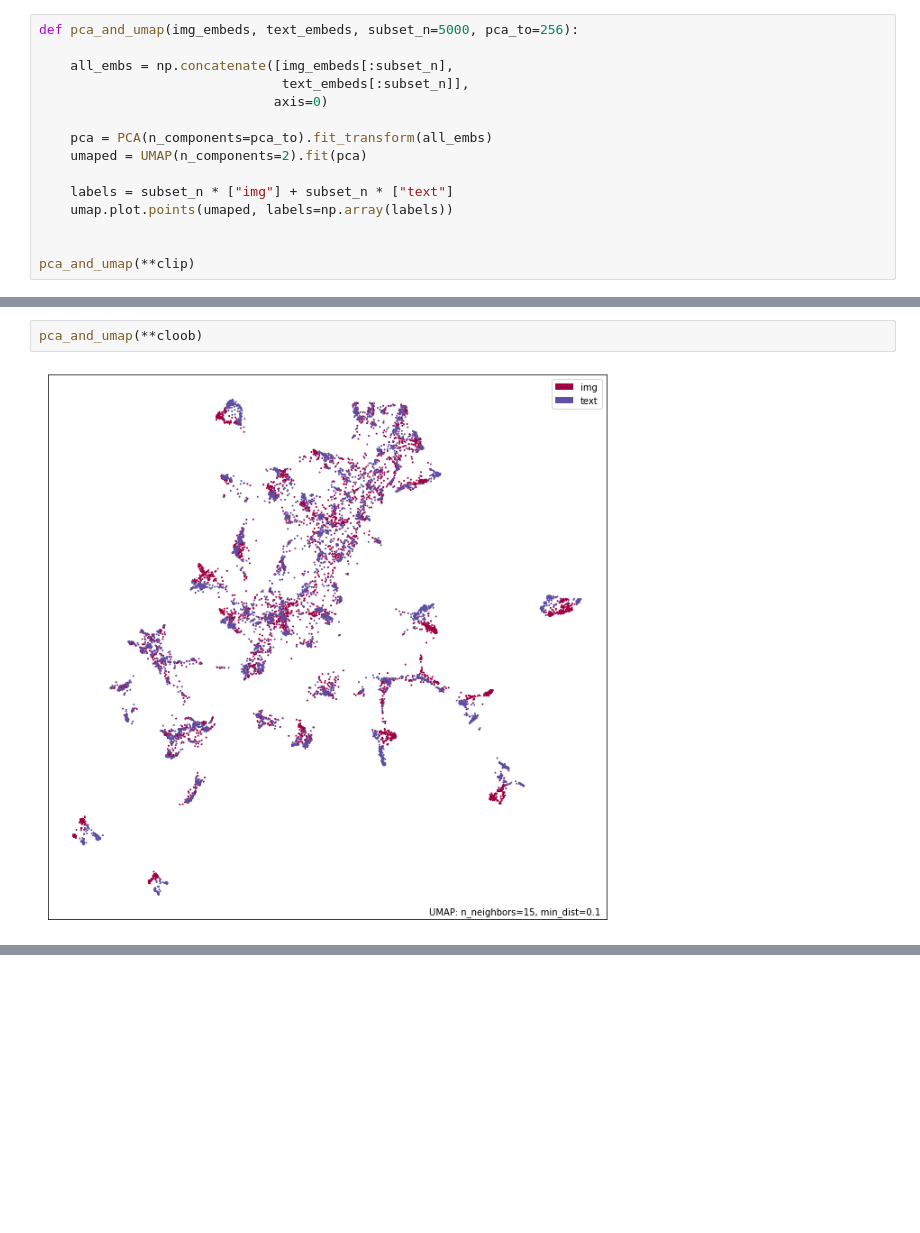
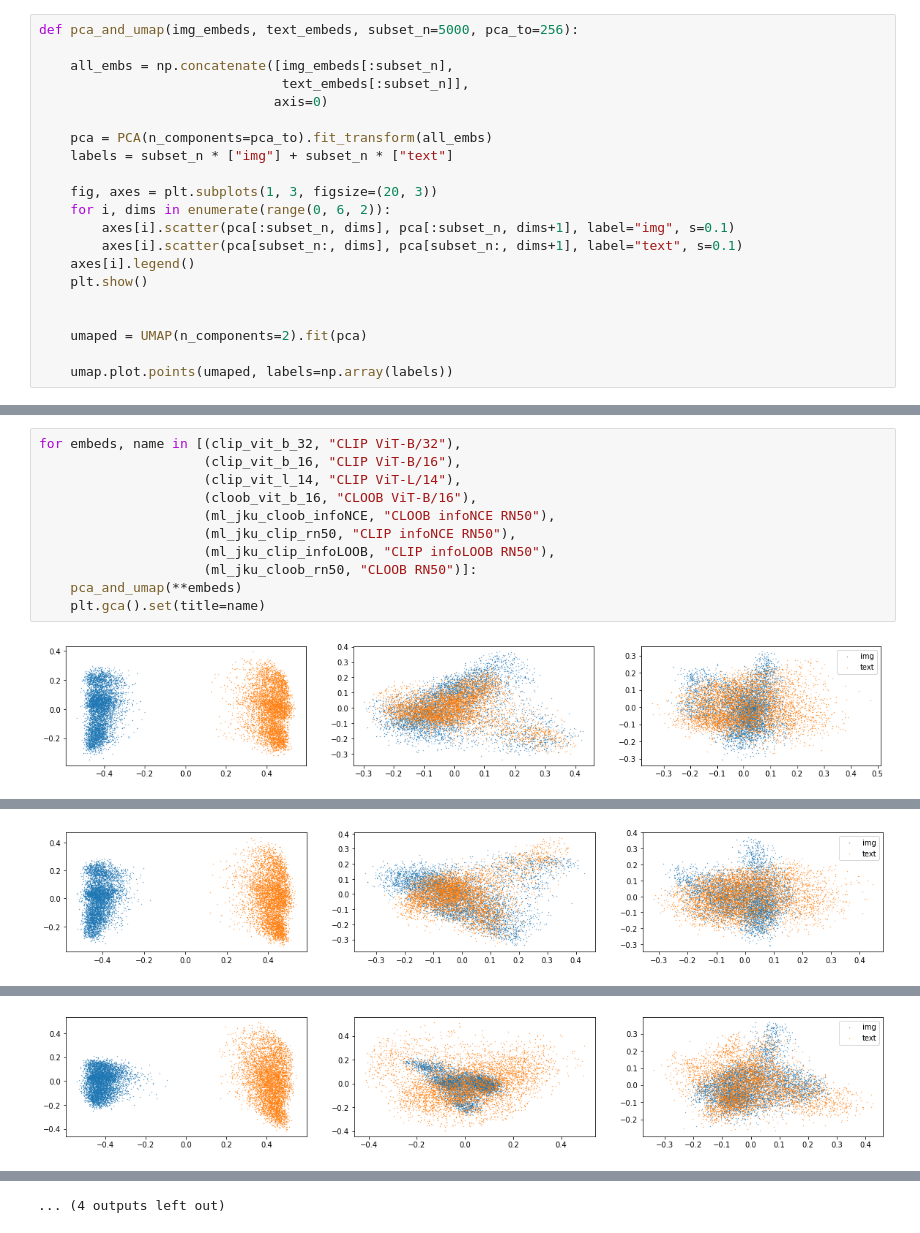
Before and after one commit to EleutherAI/exploring-contrastive-topology, a Jupyter notebook: UMAP.ipynb, the cells around one changed output, grey strips where cells are left out. Saved outputs shown, nothing was run; the diff lists cells and outputs as text; blank space fills up the shorter version.

```diff
--- a/UMAP.ipynb
+++ b/UMAP.ipynb
@@ -18,10 +40,16 @@ def pca_and_umap(img_embeds, text_embeds, subset_n=5000, pca_to=256):
                               axis=0)
 
     pca = PCA(n_components=pca_to).fit_transform(all_embs)
+    labels = subset_n * ["img"] + subset_n * ["text"]
+
+    fig, axes = plt.subplots(1, 3, figsize=(20, 3))
+    for i, dims in enumerate(range(0, 6, 2)):
+        axes[i].scatter(pca[:subset_n, dims], pca[:subset_n, dims+1], label="img", s=0.1)
+        axes[i].scatter(pca[subset_n:, dims], pca[subset_n:, dims+1], label="text", s=0.1)
+    axes[i].legend()
+    plt.show()
+
+
     umaped = UMAP(n_components=2).fit(pca)
 
-    labels = subset_n * ["img"] + subset_n * ["text"]
     umap.plot.points(umaped, labels=np.array(labels))
-
-
-pca_and_umap(**clip)
@@ -30,4 +56,13 @@ pca_and_umap(**clip)
-# %%
-pca_and_umap(**cloob)
-# %% [output]
-[figure, removed]
+# %%
+for embeds, name in [(clip_vit_b_32, "CLIP ViT-B/32"),
+                     (clip_vit_b_16, "CLIP ViT-B/16"),
+                     (clip_vit_l_14, "CLIP ViT-L/14"),
+                     (cloob_vit_b_16, "CLOOB ViT-B/16"),
+                     (ml_jku_cloob_infoNCE, "CLOOB infoNCE RN50"),
+                     (ml_jku_clip_rn50, "CLIP infoNCE RN50"),
+                     (ml_jku_clip_infoLOOB, "CLIP infoLOOB RN50"),
+                     (ml_jku_cloob_rn50, "CLOOB RN50")]:
+    pca_and_umap(**embeds)
+    plt.gca().set(title=name)
+# %% [output]
+[figure, added]
@@ -33,0 +70 @@ pca_and_umap(**cloob)
+[figure, added]
@@ -33,0 +72 @@ pca_and_umap(**cloob)
+[figure, added]
@@ -33,0 +80 @@ pca_and_umap(**cloob)
+... (4 outputs left out)
```
Also changed, not shown: parts of 4 cells of this notebook.
